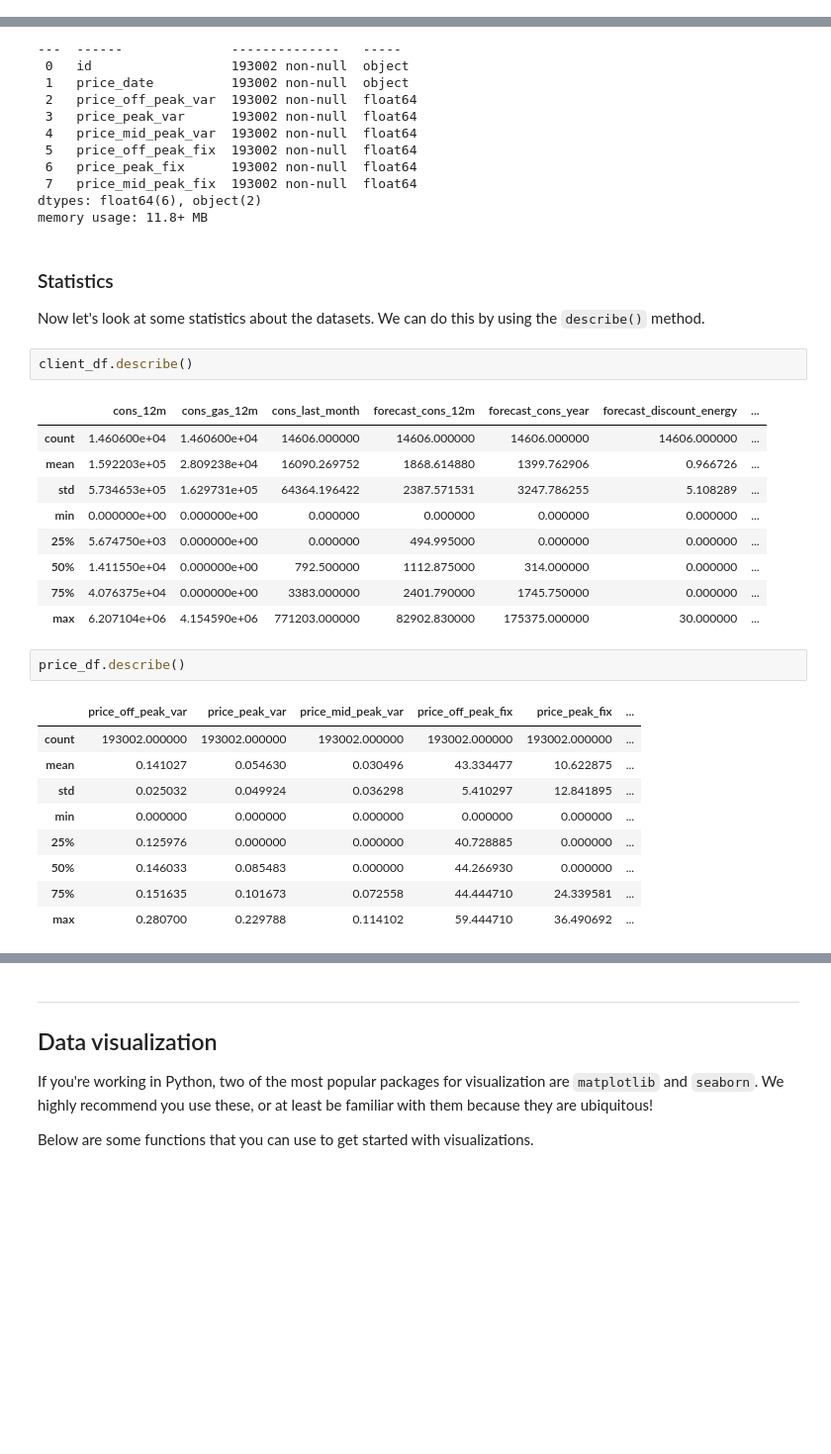
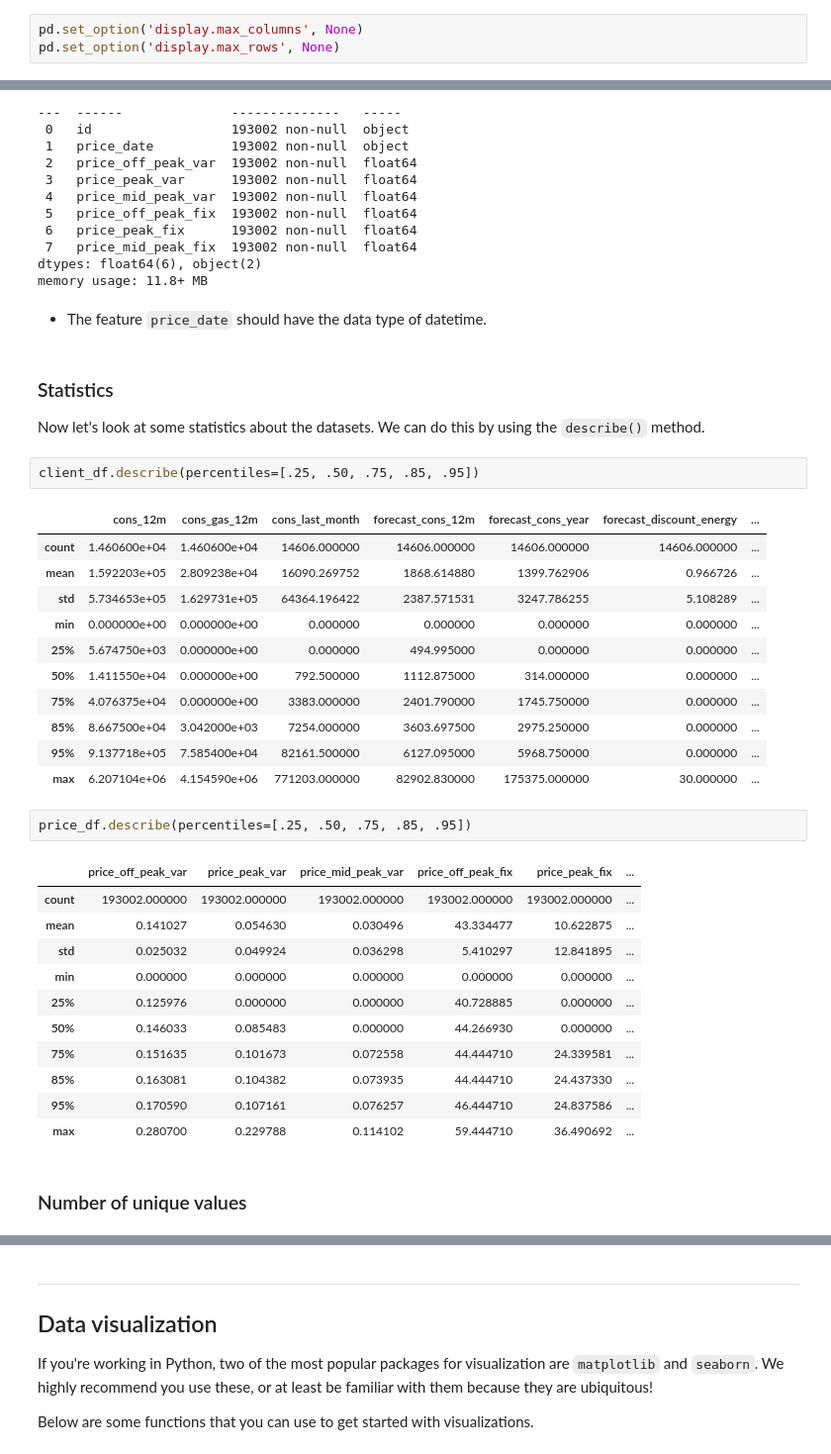
Before and after one commit to sabirinID/BCG-Data-Science-Virtual-Internship, a Jupyter notebook: Files/2-Exploratory-Data-Analysis/eda_starter.ipynb, the cells around one changed output, grey strips where cells are left out. Shown at 99% size. Cells and saved outputs as stored; diff of their text form; blank space fills up the shorter version.

```diff
--- a/Files/2-Exploratory-Data-Analysis/eda_starter.ipynb
+++ b/Files/2-Exploratory-Data-Analysis/eda_starter.ipynb
@@ -14,0 +25,3 @@ sns.set(color_codes=True)
+# %%
+pd.set_option('display.max_columns', None)
+pd.set_option('display.max_rows', None)
@@ -136,31 +199,39 @@ Data columns (total 8 columns):
  7   price_mid_peak_fix  193002 non-null  float64
 dtypes: float64(6), object(2)
 memory usage: 11.8+ MB
+# %% [markdown]
+- The feature `price_date` should have the data type of datetime.
 # %% [markdown]
 ### Statistics
 
 Now let's look at some statistics about the datasets. We can do this by using the `describe()` method.
 # %%
-client_df.describe()
+client_df.describe(percentiles=[.25, .50, .75, .85, .95])
 # %% [output]
 |  | cons_12m | cons_gas_12m | cons_last_month | forecast_cons_12m | forecast_cons_year | forecast_discount_energy | ... |
 | count | 1.460600e+04 | 1.460600e+04 | 14606.000000 | 14606.000000 | 14606.000000 | 14606.000000 | ... |
 | mean | 1.592203e+05 | 2.809238e+04 | 16090.269752 | 1868.614880 | 1399.762906 | 0.966726 | ... |
 | std | 5.734653e+05 | 1.629731e+05 | 64364.196422 | 2387.571531 | 3247.786255 | 5.108289 | ... |
 | min | 0.000000e+00 | 0.000000e+00 | 0.000000 | 0.000000 | 0.000000 | 0.000000 | ... |
 | 25% | 5.674750e+03 | 0.000000e+00 | 0.000000 | 494.995000 | 0.000000 | 0.000000 | ... |
 | 50% | 1.411550e+04 | 0.000000e+00 | 792.500000 | 1112.875000 | 314.000000 | 0.000000 | ... |
 | 75% | 4.076375e+04 | 0.000000e+00 | 3383.000000 | 2401.790000 | 1745.750000 | 0.000000 | ... |
+| 85% | 8.667500e+04 | 3.042000e+03 | 7254.000000 | 3603.697500 | 2975.250000 | 0.000000 | ... |
+| 95% | 9.137718e+05 | 7.585400e+04 | 82161.500000 | 6127.095000 | 5968.750000 | 0.000000 | ... |
 | max | 6.207104e+06 | 4.154590e+06 | 771203.000000 | 82902.830000 | 175375.000000 | 30.000000 | ... |
-# %%
-price_df.describe()
-# %% [output]
-|  | price_off_peak_var | price_peak_var | price_mid_peak_var | price_off_peak_fix | price_peak_fix | ... |
-| count | 193002.000000 | 193002.000000 | 193002.000000 | 193002.000000 | 193002.000000 | ... |
-| mean | 0.141027 | 0.054630 | 0.030496 | 43.334477 | 10.622875 | ... |
-| std | 0.025032 | 0.049924 | 0.036298 | 5.410297 | 12.841895 | ... |
-| min | 0.000000 | 0.000000 | 0.000000 | 0.000000 | 0.000000 | ... |
-| 25% | 0.125976 | 0.000000 | 0.000000 | 40.728885 | 0.000000 | ... |
-| 50% | 0.146033 | 0.085483 | 0.000000 | 44.266930 | 0.000000 | ... |
-| 75% | 0.151635 | 0.101673 | 0.072558 | 44.444710 | 24.339581 | ... |
-| max | 0.280700 | 0.229788 | 0.114102 | 59.444710 | 36.490692 | ... |
+# %%
+price_df.describe(percentiles=[.25, .50, .75, .85, .95])
+# %% [output]
+|  | price_off_peak_var | price_peak_var | price_mid_peak_var | price_off_peak_fix | price_peak_fix | ... |
+| count | 193002.000000 | 193002.000000 | 193002.000000 | 193002.000000 | 193002.000000 | ... |
+| mean | 0.141027 | 0.054630 | 0.030496 | 43.334477 | 10.622875 | ... |
+| std | 0.025032 | 0.049924 | 0.036298 | 5.410297 | 12.841895 | ... |
+| min | 0.000000 | 0.000000 | 0.000000 | 0.000000 | 0.000000 | ... |
+| 25% | 0.125976 | 0.000000 | 0.000000 | 40.728885 | 0.000000 | ... |
+| 50% | 0.146033 | 0.085483 | 0.000000 | 44.266930 | 0.000000 | ... |
+| 75% | 0.151635 | 0.101673 | 0.072558 | 44.444710 | 24.339581 | ... |
+| 85% | 0.163081 | 0.104382 | 0.073935 | 44.444710 | 24.437330 | ... |
+| 95% | 0.170590 | 0.107161 | 0.076257 | 46.444710 | 24.837586 | ... |
+| max | 0.280700 | 0.229788 | 0.114102 | 59.444710 | 36.490692 | ... |
+# %% [markdown]
+### Number of unique values
```
Also changed, not shown: parts of 36 cells of this notebook.
